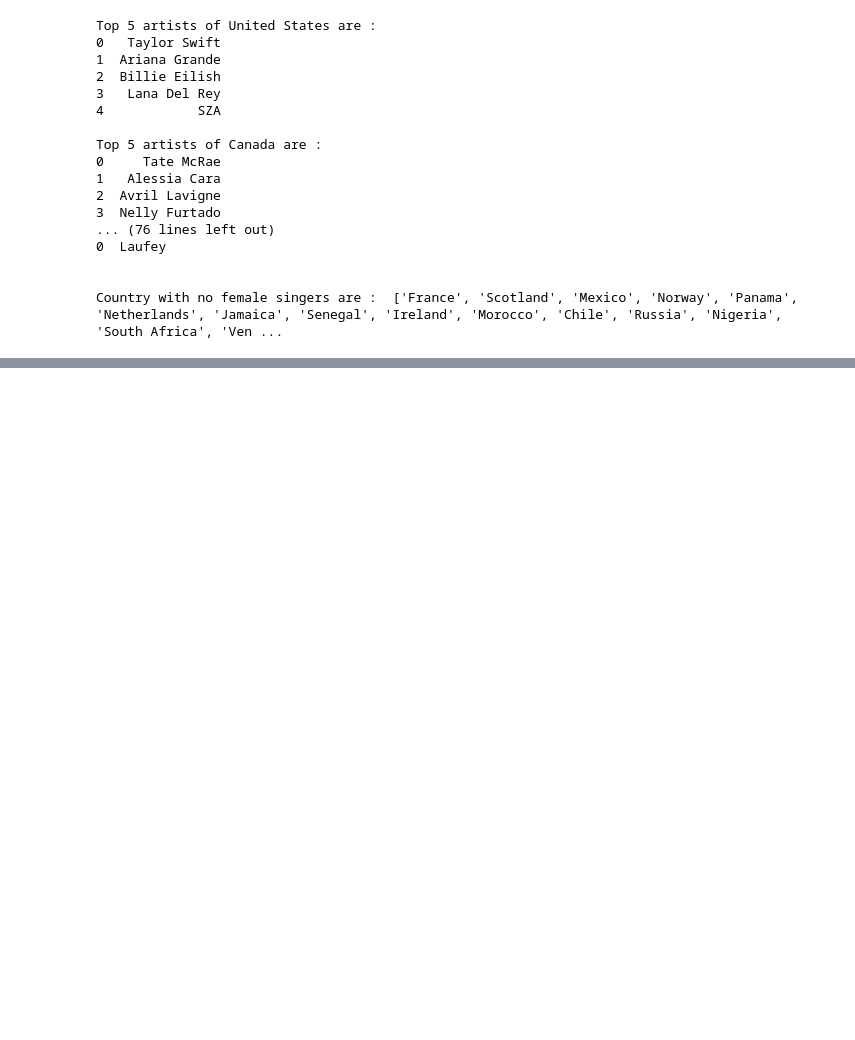
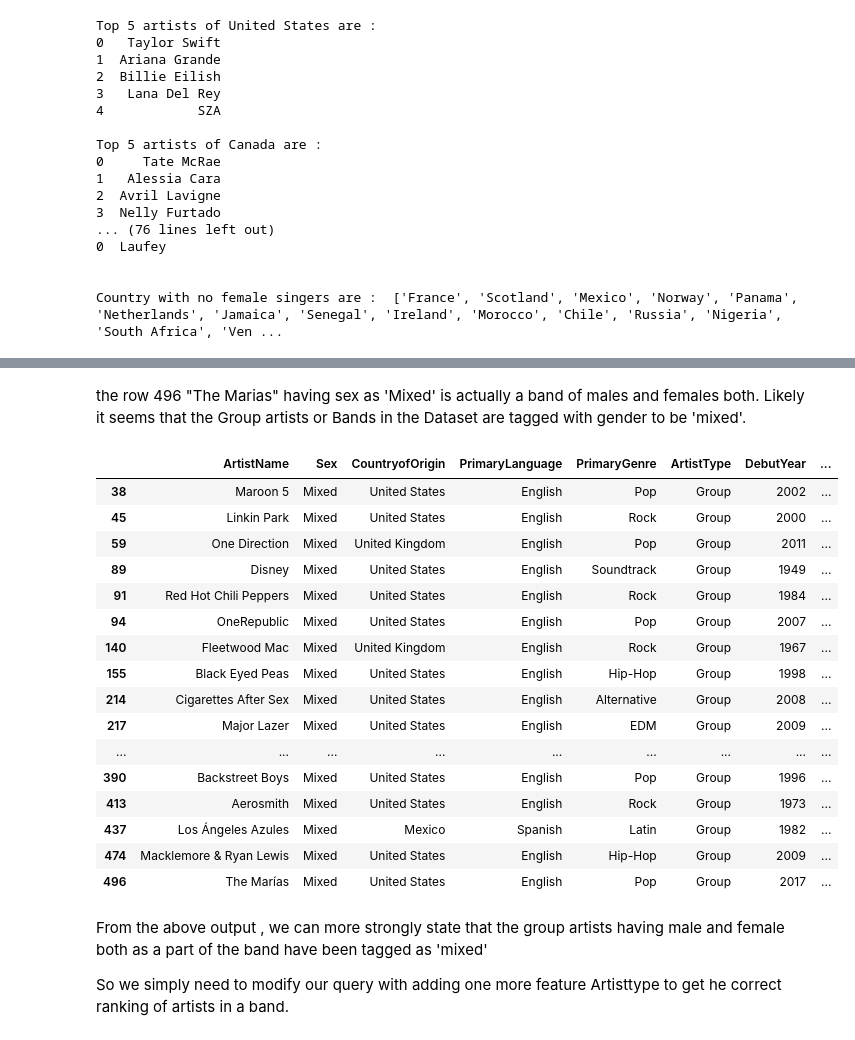
Before and after one commit to satyam2006-cmd/DataForge, a Jupyter notebook: Journey_milestones_and_mini_projects/most-streamed-artist-on-spotify.ipynb, the cells around one changed output, grey strips where cells are left out. Cells and saved outputs as stored; diff of their text form; code cells hidden in the pictures; blank space fills up the shorter version.

Commit message:
Day 37 Kaggle Notebook | Most Streamed artist on Spotify (In Sql) | Version 7

```diff
--- a/Journey_milestones_and_mini_projects/most-streamed-artist-on-spotify.ipynb
+++ b/Journey_milestones_and_mini_projects/most-streamed-artist-on-spotify.ipynb
@@ -280,0 +338,26 @@ Country with no female singers are :  ['France', 'Scotland', 'Mexico', 'Norway',
+# %% [markdown]
+the row 496 "The Marias" having sex as 'Mixed' is actually a band of males and females both. Likely it seems that the Group artists or Bands in the Dataset are tagged with gender to be 'mixed'.
+# %%
+df.query("Sex =='Mixed'")
+# %% [output]
+|  | ArtistName | Sex | CountryofOrigin | PrimaryLanguage | PrimaryGenre | ArtistType | DebutYear | ... |
+| 38 | Maroon 5 | Mixed | United States | English | Pop | Group | 2002 | ... |
+| 45 | Linkin Park | Mixed | United States | English | Rock | Group | 2000 | ... |
+| 59 | One Direction | Mixed | United Kingdom | English | Pop | Group | 2011 | ... |
+| 89 | Disney | Mixed | United States | English | Soundtrack | Group | 1949 | ... |
+| 91 | Red Hot Chili Peppers | Mixed | United States | English | Rock | Group | 1984 | ... |
+| 94 | OneRepublic | Mixed | United States | English | Pop | Group | 2007 | ... |
+| 140 | Fleetwood Mac | Mixed | United Kingdom | English | Rock | Group | 1967 | ... |
+| 155 | Black Eyed Peas | Mixed | United States | English | Hip-Hop | Group | 1998 | ... |
+| 214 | Cigarettes After Sex | Mixed | United States | English | Alternative | Group | 2008 | ... |
+| 217 | Major Lazer | Mixed | United States | English | EDM | Group | 2009 | ... |
+| ... | ... | ... | ... | ... | ... | ... | ... | ... |
+| 390 | Backstreet Boys | Mixed | United States | English | Pop | Group | 1996 | ... |
+| 413 | Aerosmith | Mixed | United States | English | Rock | Group | 1973 | ... |
+| 437 | Los Ángeles Azules | Mixed | Mexico | Spanish | Latin | Group | 1982 | ... |
+| 474 | Macklemore & Ryan Lewis | Mixed | United States | English | Hip-Hop | Group | 2009 | ... |
+| 496 | The Marías | Mixed | United States | English | Pop | Group | 2017 | ... |
+# %% [markdown]
+From the above output , we can more strongly state that the group artists having male and female both as a part of the band have been tagged as 'mixed'
+
+So we simply need to modify our query with adding one more feature Artisttype to get he correct ranking of artists in a band.
```
Also changed, not shown: parts of 12 cells of this notebook.
